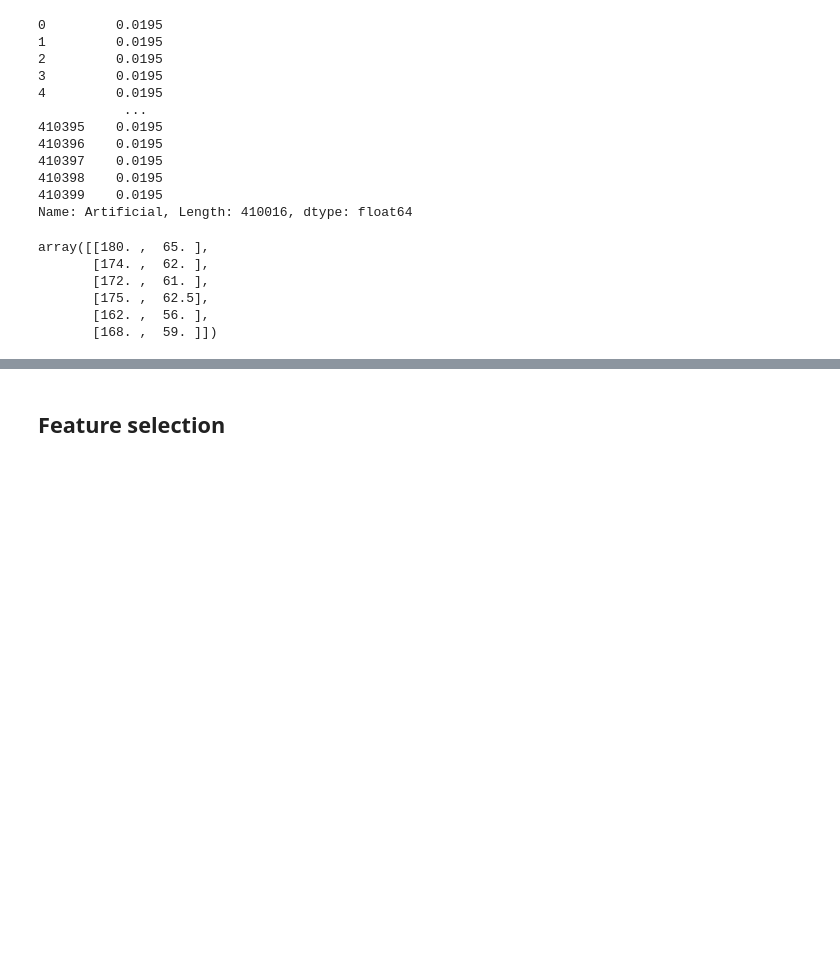
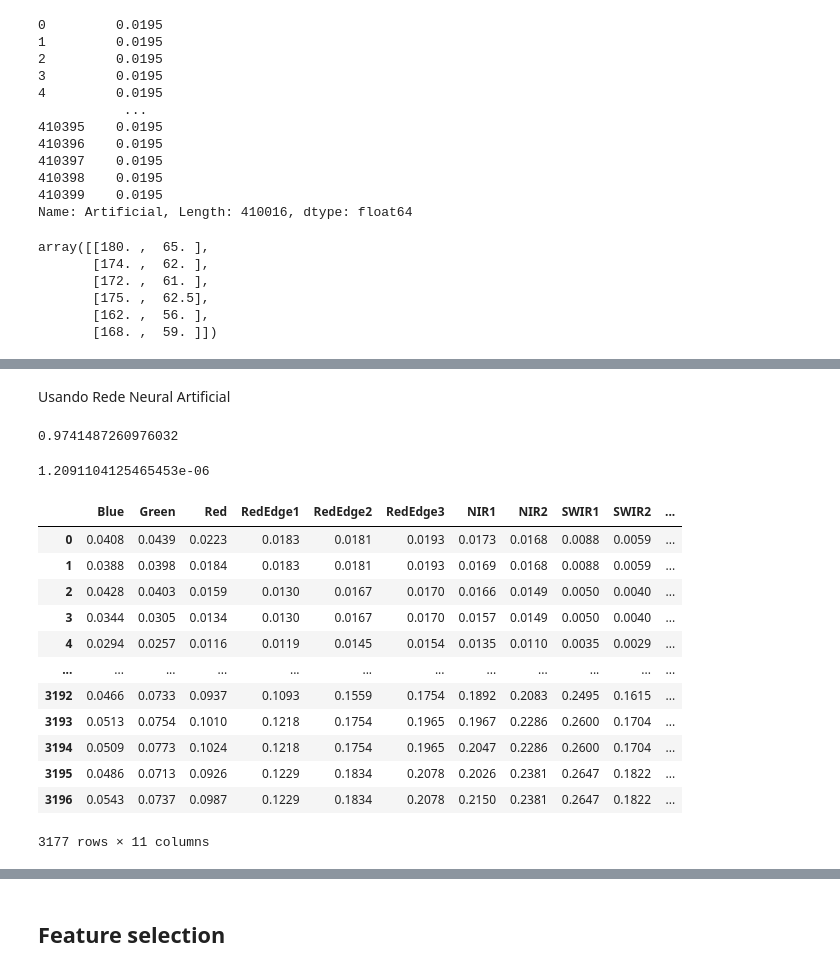
Before and after one commit to ufrgs-rescue/plastic_map, a Jupyter notebook: main.ipynb, the cells around one changed output, grey strips where cells are left out. Saved outputs shown, nothing was run; the diff lists cells and outputs as text; code cells hidden in the pictures; blank space fills up the shorter version.

Commit message:
[feat]: Imputing artificial waveband
Imputing artificial waveband using Iterative Imputer, Artificial Neural Networks and Ensemble methods

```diff
--- a/main.ipynb
+++ b/main.ipynb
@@ -3790,0 +3823,42 @@ dataset_usgs_transformed
+# %% [markdown]
+Usando Rede Neural Artificial
+# %%
+from sklearn.neural_network import MLPRegressor
+from sklearn.model_selection import train_test_split
+
+feature_names = ['Blue', 'Green', 'Red', 'RedEdge1', 'RedEdge2', 'RedEdge3', 'NIR1', 'NIR2','SWIR1', 'SWIR2']
+X = dataset_dart[feature_names]
+y = dataset_dart['Artificial']
+
+X_train, X_test, y_train, y_test = train_test_split(X, y, random_state=1)
+
+regr = MLPRegressor(random_state=1, max_iter=500).fit(X_train, y_train)
+y_pred = regr.predict(X_test)
+
+regr.score(X_test, y_test)
+# %% [output]
+0.9741487260976032
+# %%
+from sklearn.metrics import mean_squared_error
+mean_squared_error(y_test, y_pred)
+# %% [output]
+1.2091104125465453e-06
+# %%
+dataset_usgs_transformed_nn = dataset_usgs[feature_names].copy()
+dataset_usgs_transformed_nn['Artificial'] = regr.predict(dataset_usgs_transformed_nn)
+dataset_usgs_transformed_nn = dataset_usgs_transformed_nn.round(4)
+dataset_usgs_transformed_nn
+# %% [output]
+|  | Blue | Green | Red | RedEdge1 | RedEdge2 | RedEdge3 | NIR1 | NIR2 | SWIR1 | SWIR2 | ... |
+| 0 | 0.0408 | 0.0439 | 0.0223 | 0.0183 | 0.0181 | 0.0193 | 0.0173 | 0.0168 | 0.0088 | 0.0059 | ... |
+| 1 | 0.0388 | 0.0398 | 0.0184 | 0.0183 | 0.0181 | 0.0193 | 0.0169 | 0.0168 | 0.0088 | 0.0059 | ... |
+| 2 | 0.0428 | 0.0403 | 0.0159 | 0.0130 | 0.0167 | 0.0170 | 0.0166 | 0.0149 | 0.0050 | 0.0040 | ... |
+| 3 | 0.0344 | 0.0305 | 0.0134 | 0.0130 | 0.0167 | 0.0170 | 0.0157 | 0.0149 | 0.0050 | 0.0040 | ... |
+| 4 | 0.0294 | 0.0257 | 0.0116 | 0.0119 | 0.0145 | 0.0154 | 0.0135 | 0.0110 | 0.0035 | 0.0029 | ... |
+| ... | ... | ... | ... | ... | ... | ... | ... | ... | ... | ... | ... |
+| 3192 | 0.0466 | 0.0733 | 0.0937 | 0.1093 | 0.1559 | 0.1754 | 0.1892 | 0.2083 | 0.2495 | 0.1615 | ... |
+| 3193 | 0.0513 | 0.0754 | 0.1010 | 0.1218 | 0.1754 | 0.1965 | 0.1967 | 0.2286 | 0.2600 | 0.1704 | ... |
+| 3194 | 0.0509 | 0.0773 | 0.1024 | 0.1218 | 0.1754 | 0.1965 | 0.2047 | 0.2286 | 0.2600 | 0.1704 | ... |
+| 3195 | 0.0486 | 0.0713 | 0.0926 | 0.1229 | 0.1834 | 0.2078 | 0.2026 | 0.2381 | 0.2647 | 0.1822 | ... |
+| 3196 | 0.0543 | 0.0737 | 0.0987 | 0.1229 | 0.1834 | 0.2078 | 0.2150 | 0.2381 | 0.2647 | 0.1822 | ... |
+3177 rows × 11 columns
```
Also changed, not shown: parts of 22 cells of this notebook, 1 other file.
